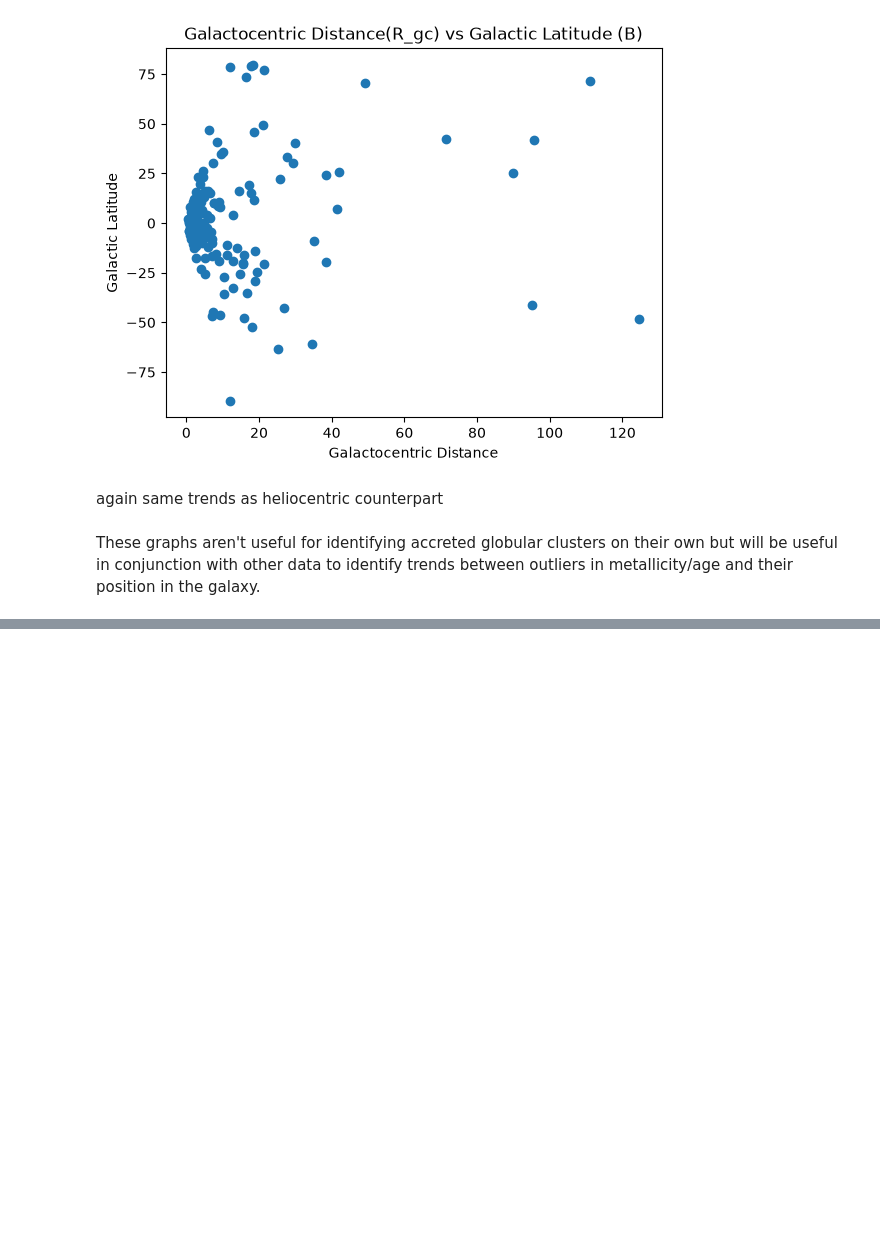
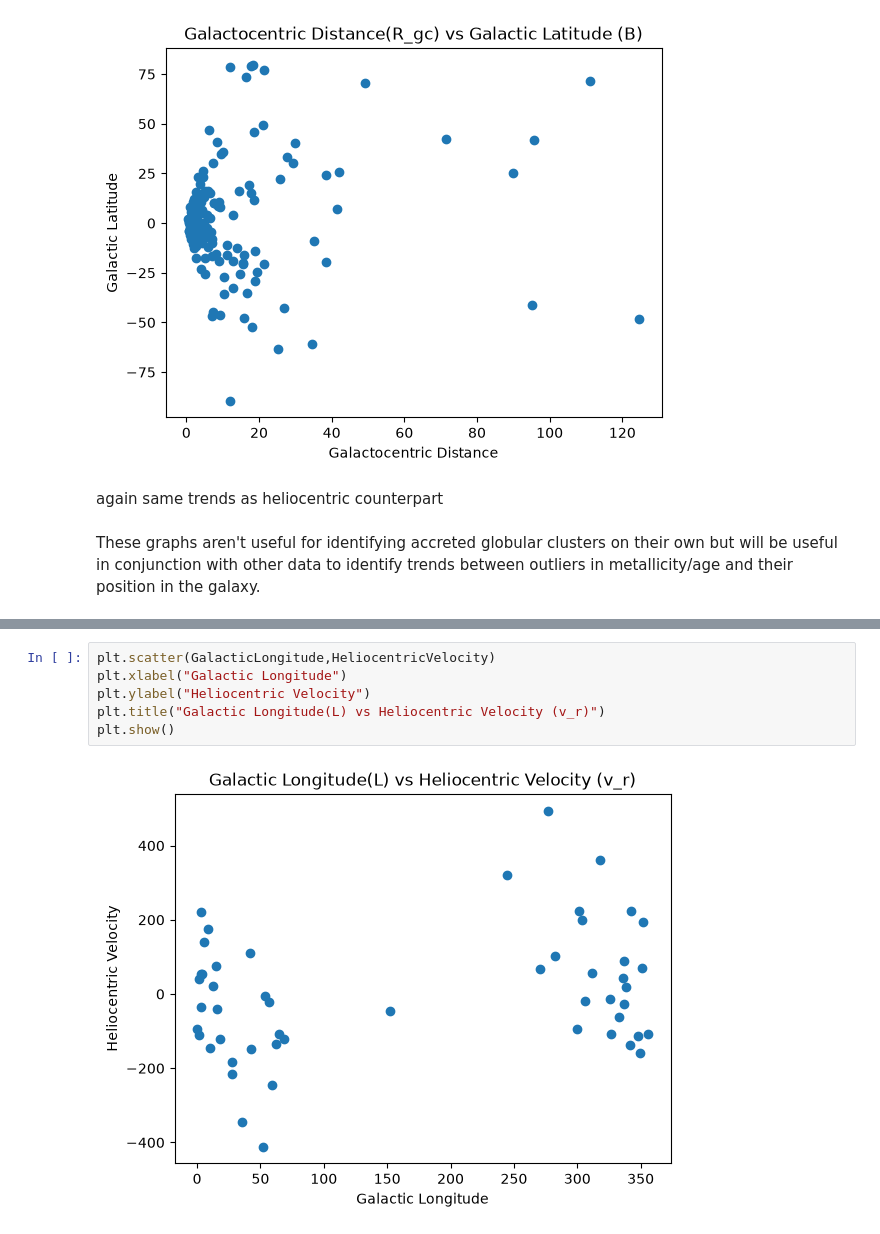
Before and after one commit to matilda-2116/3116_assignment_AshtonMatildaVix, a Jupyter notebook: HarrisPartI.ipynb, the cells around one changed output, grey strips where cells are left out. Cells and saved outputs as stored; diff of their text form; blank space fills up the shorter version.

```diff
--- a/HarrisPartI.ipynb
+++ b/HarrisPartI.ipynb
@@ -90,0 +127,8 @@ These graphs aren't useful for identifying accreted globular clusters on their o
+# %%
+plt.scatter(GalacticLongitude,HeliocentricVelocity)
+plt.xlabel("Galactic Longitude")
+plt.ylabel("Heliocentric Velocity")
+plt.title("Galactic Longitude(L) vs Heliocentric Velocity (v_r)")
+plt.show()
+# %% [output]
+[figure, added]
```
Also changed, not shown: parts of 3 cells of this notebook.
